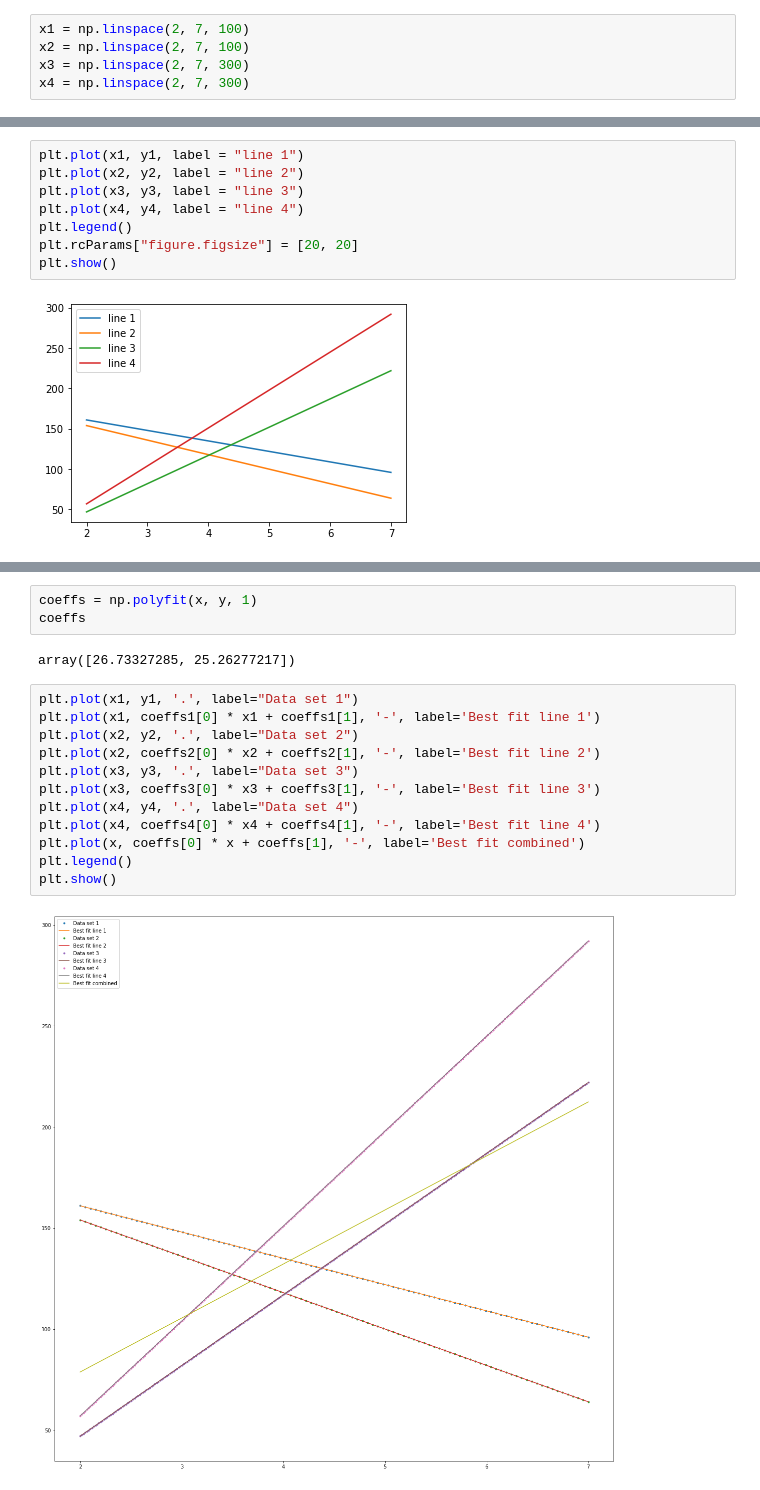
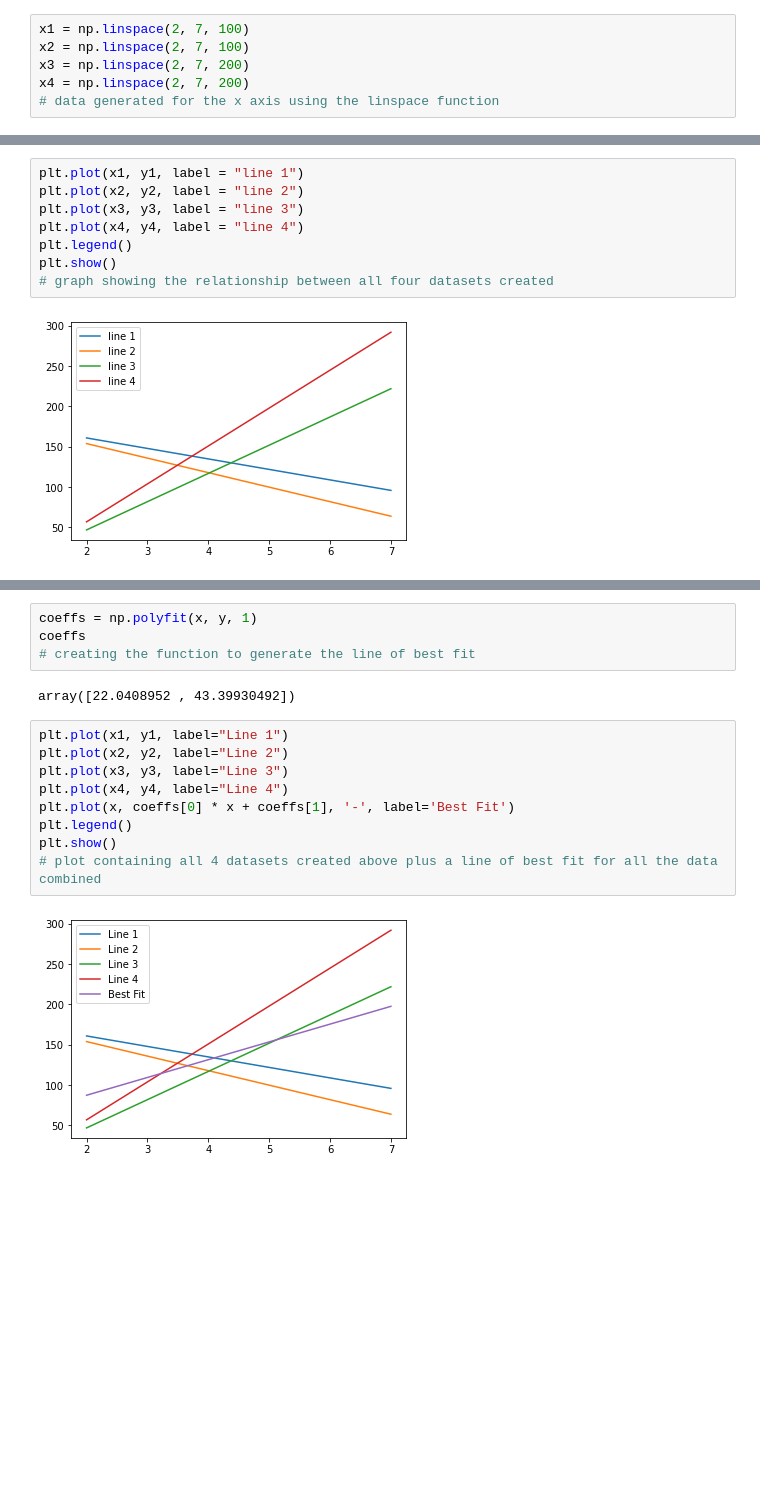
Before and after one commit to declanohara123/Fundamentals, a Jupyter notebook: Fundamentals of Data Analysis.ipynb, the cells around one changed output, grey strips where cells are left out. Cells and saved outputs as stored; diff of their text form; blank space fills up the shorter version.

```diff
--- a/Fundamentals of Data Analysis.ipynb
+++ b/Fundamentals of Data Analysis.ipynb
@@ -143,8 +156,9 @@ import matplotlib.pyplot as plt
 # %%
 x1 = np.linspace(2, 7, 100)
 x2 = np.linspace(2, 7, 100)
-x3 = np.linspace(2, 7, 300)
-x4 = np.linspace(2, 7, 300)
+x3 = np.linspace(2, 7, 200)
+x4 = np.linspace(2, 7, 200)
+# data generated for the x axis using the linspace function
 # %%
 y1 = -13*x1 + 187
 y2 = -18*x2 + 190
@@ -165,7 +182,7 @@ plt.plot(x2, y2, label = "line 2")
 plt.plot(x3, y3, label = "line 3")
 plt.plot(x4, y4, label = "line 4")
 plt.legend()
-plt.rcParams["figure.figsize"] = [20, 20]
 plt.show()
+# graph showing the relationship between all four datasets created
 # %% [output]
 [figure]
@@ -196,19 +195,17 @@ y = np.concatenate([y1, y2, y3, y4])
 # %%
 coeffs = np.polyfit(x, y, 1)
 coeffs
+# creating the function to generate the line of best fit
 # %% [output]
-array([26.73327285, 25.26277217])
+array([22.0408952 , 43.39930492])
 # %%
-plt.plot(x1, y1, '.', label="Data set 1")
-plt.plot(x1, coeffs1[0] * x1 + coeffs1[1], '-', label='Best fit line 1')
-plt.plot(x2, y2, '.', label="Data set 2")
-plt.plot(x2, coeffs2[0] * x2 + coeffs2[1], '-', label='Best fit line 2')
-plt.plot(x3, y3, '.', label="Data set 3")
-plt.plot(x3, coeffs3[0] * x3 + coeffs3[1], '-', label='Best fit line 3')
-plt.plot(x4, y4, '.', label="Data set 4")
-plt.plot(x4, coeffs4[0] * x4 + coeffs4[1], '-', label='Best fit line 4')
-plt.plot(x, coeffs[0] * x + coeffs[1], '-', label='Best fit combined')
+plt.plot(x1, y1, label="Line 1")
+plt.plot(x2, y2, label="Line 2")
+plt.plot(x3, y3, label="Line 3")
+plt.plot(x4, y4, label="Line 4")
+plt.plot(x, coeffs[0] * x + coeffs[1], '-', label='Best Fit')
 plt.legend()
 plt.show()
+# plot containing all 4 datasets created above plus a line of best fit for all the data combined
 # %% [output]
-[figure, old version]
+[figure, new version]
```
Also changed, not shown: parts of 25 cells of this notebook.
